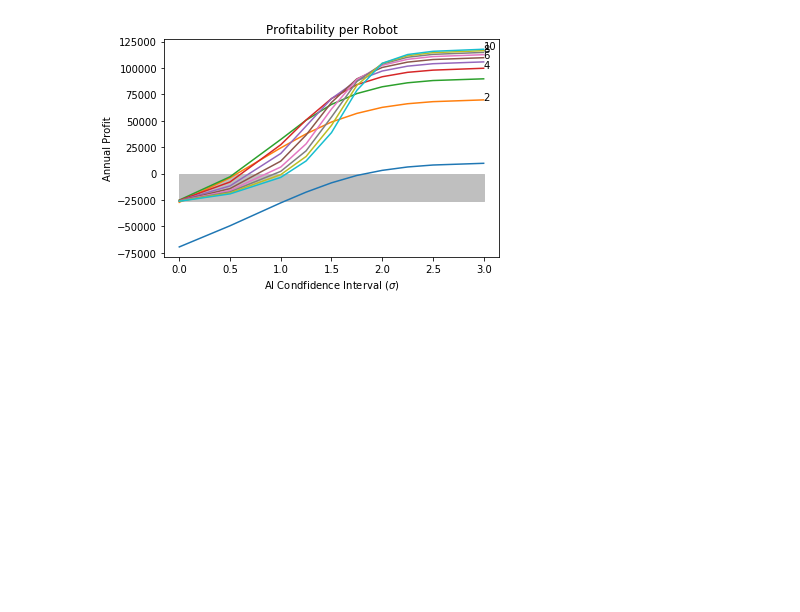
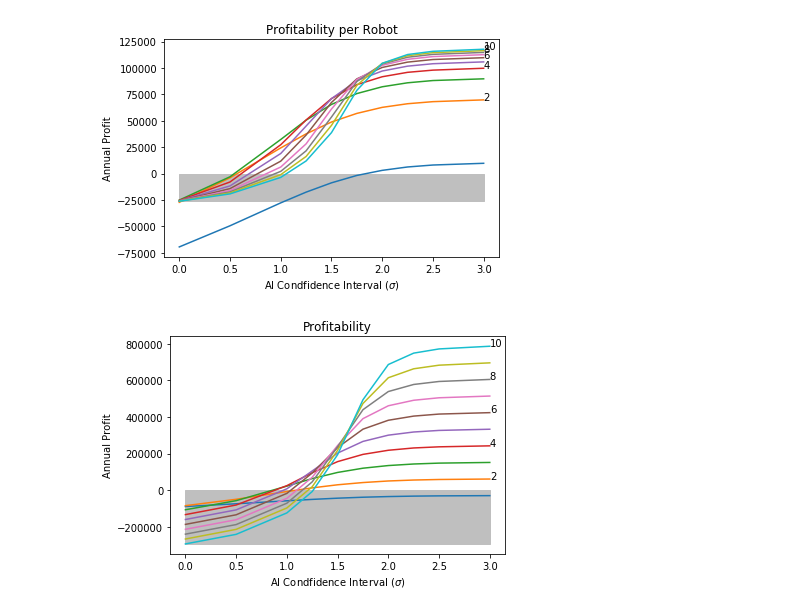
Before and after one commit to JeffreyILipton/SimulationOfFleet, a Jupyter notebook: Profit Based.ipynb, the cells around one changed output. Cells and saved outputs as stored; diff of their text form; code cells hidden in the pictures; blank space fills up the shorter version.

```diff
--- a/Profit Based.ipynb
+++ b/Profit Based.ipynb
@@ -34,7 +34,7 @@ def processDataFile(filename):
 
     return x
 # %%
-def PlotProfitability(data,x=None,seq=None,maxbot=None,pb=False):
+def PlotProfitability(data,x=None,seq=None,maxbot=None,pb=False,PricePerPick=0.1):
     TimeMultiple = 360/30
 
 
@@ -43,7 +43,7 @@ def PlotProfitability(data,x=None,seq=None,maxbot=None,pb=False):
     n_of_p = np.unique(data[:,2]).size
 
 
-    PricePerPick=0.1
+    #PricePerPick=0.1
     HumanLabor = 40000*3
     RobotCostPerYear=80000/3.0
 
@@ -131,7 +131,10 @@ PlotProfitability(fulldata,x,nbot,pb=True)
 ['$-27201.33', '$-2999.87', '$32314.65', '$50787.3', '$70993.61', '$88032.12', '$104441.34', '$114992.32', '$122224.53', '$127001.45']
 [figure]
 # %%
-PlotProfitability(fulldata,x,maxbot=10, pb=True
-                 )
+PlotProfitability(fulldata,x,maxbot=10, pb=True)
 # %% [output]
 [figure]
+# %%
+PlotProfitability(fulldata,x,maxbot=10, PricePerPick=0.075)
+# %% [output]
+[figure, added]
```
Also changed, not shown: parts of 12 cells of this notebook, 5 other files.
